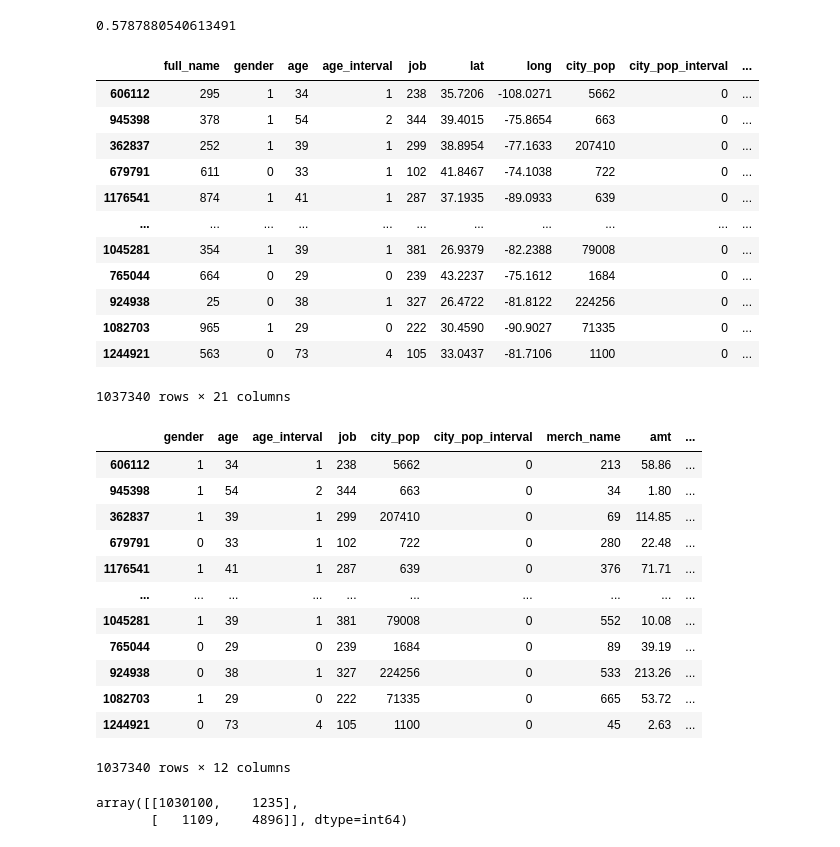
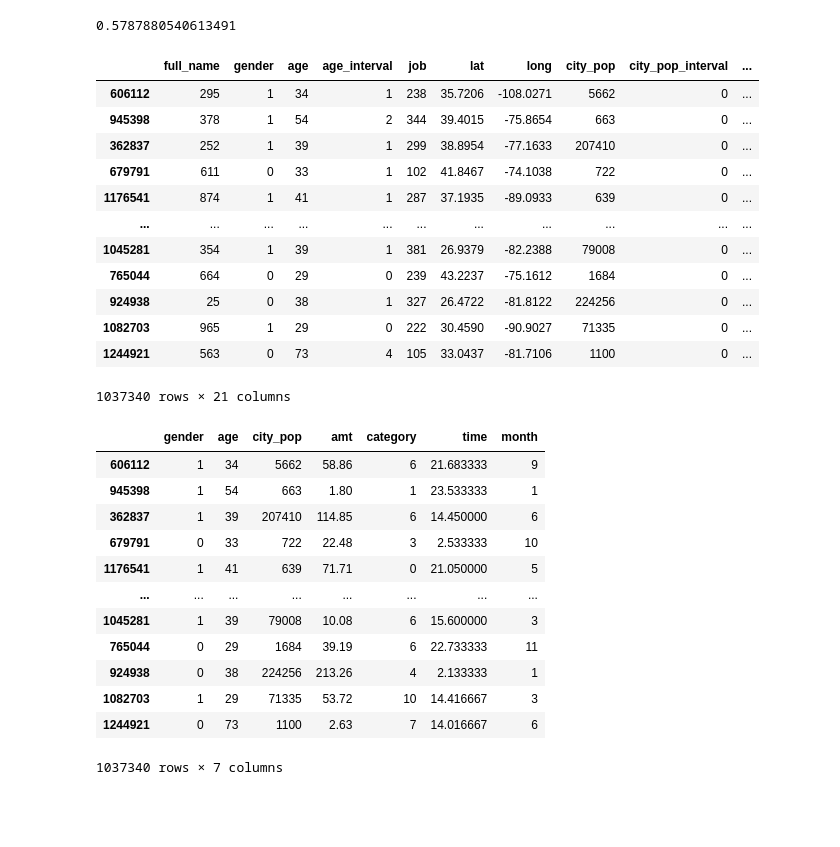
Before and after one commit to SenZmaKi/NyakaMwizi, a Jupyter notebook: nyakamwizi.ipynb, the cells around one changed output. Drawn from its saved outputs; the diff is of its cells as text; code cells hidden in the pictures; blank space fills up the shorter version.

```diff
--- a/nyakamwizi.ipynb
+++ b/nyakamwizi.ipynb
@@ -316,10 +317,11 @@ display((len(y_test[y_test==1])/len(x_test))*100)
 0.578884454470087
 0.5787880540613491
 # %%
-def further_feature_selection(df: pd.DataFrame, features: list[str])->pd.DataFrame:
+def select_features(df: pd.DataFrame, features: list[str])->pd.DataFrame:
     copy = df.copy()
-    for feat in features:
-        copy = copy.drop(feat, axis=1)
+    for feat in df.columns:
+        if feat not in features:
+            copy = copy.drop(feat, axis=1)
     return copy
 
 display(x_train)
@@ -327,61 +329,45 @@ display(x_train)
 from sklearn.compose import ColumnTransformer
 def one_hot_encode(df: pd.DataFrame, features: list[str])->pd.DataFrame:
     copy = df.copy()
     preprocessor = ColumnTransformer(
         transformers=[("encoder", preprocessing.OneHotEncoder(), features)],
         remainder="passthrough"
     )
     prefix = "remainder__"
     encoded = preprocessor.fit_transform(copy)
     new_names = preprocessor.get_feature_names_out(df.columns)
     for idx, name in enumerate(new_names):
         if name.startswith(prefix):
             new_names[idx] = name[len(prefix):]
 
     df_encoded = pd.DataFrame(encoded, columns=new_names)
     return df_encoded
-
-#x_train_further = further_feature_selection(x_train, ["full_name"])
-x_train_further = further_feature_selection(x_train, ["full_name", "year", "dow", "dom", "month", "merch_long", "merch_lat", "lat", "long"])
-#x_train_further = further_feature_selection(x_train, ["age_interval", "city_pop_interval", "full_name", "job", "lat", "long", "merch_name", "merch_long", "merch_lat", "amt_interval", "category", "time_interval", "dow", "dom", "month", "year"])
-#x_train_further = further_feature_selection(x_train, ["age_interval", "city_pop_interval", "full_name", "merch_long", "category", "merch_lat", "long", "lat", "merch_name", "amt_interval", "time_interval", "dow", "dom", "month", "year"])
-#x_train_further = x_train
-display(x_train_further)
+x_train_selected = select_features(x_train, ["amt", "category", "time", "city_pop", "age", "gender", "month"])
+display(x_train_selected)
 # %% [output]
 |  | full_name | gender | age | age_interval | job | lat | long | city_pop | city_pop_interval | ... |
 | 606112 | 295 | 1 | 34 | 1 | 238 | 35.7206 | -108.0271 | 5662 | 0 | ... |
 | 945398 | 378 | 1 | 54 | 2 | 344 | 39.4015 | -75.8654 | 663 | 0 | ... |
 | 362837 | 252 | 1 | 39 | 1 | 299 | 38.8954 | -77.1633 | 207410 | 0 | ... |
 | 679791 | 611 | 0 | 33 | 1 | 102 | 41.8467 | -74.1038 | 722 | 0 | ... |
 | 1176541 | 874 | 1 | 41 | 1 | 287 | 37.1935 | -89.0933 | 639 | 0 | ... |
 | ... | ... | ... | ... | ... | ... | ... | ... | ... | ... | ... |
 | 1045281 | 354 | 1 | 39 | 1 | 381 | 26.9379 | -82.2388 | 79008 | 0 | ... |
 | 765044 | 664 | 0 | 29 | 0 | 239 | 43.2237 | -75.1612 | 1684 | 0 | ... |
 | 924938 | 25 | 0 | 38 | 1 | 327 | 26.4722 | -81.8122 | 224256 | 0 | ... |
 | 1082703 | 965 | 1 | 29 | 0 | 222 | 30.4590 | -90.9027 | 71335 | 0 | ... |
 | 1244921 | 563 | 0 | 73 | 4 | 105 | 33.0437 | -81.7106 | 1100 | 0 | ... |
 1037340 rows × 21 columns
-|  | gender | age | age_interval | job | city_pop | city_pop_interval | merch_name | amt | ... |
-| 606112 | 1 | 34 | 1 | 238 | 5662 | 0 | 213 | 58.86 | ... |
-| 945398 | 1 | 54 | 2 | 344 | 663 | 0 | 34 | 1.80 | ... |
-| 362837 | 1 | 39 | 1 | 299 | 207410 | 0 | 69 | 114.85 | ... |
-| 679791 | 0 | 33 | 1 | 102 | 722 | 0 | 280 | 22.48 | ... |
-| 1176541 | 1 | 41 | 1 | 287 | 639 | 0 | 376 | 71.71 | ... |
-| ... | ... | ... | ... | ... | ... | ... | ... | ... | ... |
-| 1045281 | 1 | 39 | 1 | 381 | 79008 | 0 | 552 | 10.08 | ... |
-| 765044 | 0 | 29 | 0 | 239 | 1684 | 0 | 89 | 39.19 | ... |
-| 924938 | 0 | 38 | 1 | 327 | 224256 | 0 | 533 | 213.26 | ... |
-| 1082703 | 1 | 29 | 0 | 222 | 71335 | 0 | 665 | 53.72 | ... |
-| 1244921 | 0 | 73 | 4 | 105 | 1100 | 0 | 45 | 2.63 | ... |
+|  | gender | age | city_pop | amt | category | time | month |
+| 606112 | 1 | 34 | 5662 | 58.86 | 6 | 21.683333 | 9 |
+| 945398 | 1 | 54 | 663 | 1.80 | 1 | 23.533333 | 1 |
+| 362837 | 1 | 39 | 207410 | 114.85 | 6 | 14.450000 | 6 |
+| 679791 | 0 | 33 | 722 | 22.48 | 3 | 2.533333 | 10 |
+| 1176541 | 1 | 41 | 639 | 71.71 | 0 | 21.050000 | 5 |
+| ... | ... | ... | ... | ... | ... | ... | ... |
+| 1045281 | 1 | 39 | 79008 | 10.08 | 6 | 15.600000 | 3 |
+| 765044 | 0 | 29 | 1684 | 39.19 | 6 | 22.733333 | 11 |
+| 924938 | 0 | 38 | 224256 | 213.26 | 4 | 2.133333 | 1 |
+| 1082703 | 1 | 29 | 71335 | 53.72 | 10 | 14.416667 | 3 |
+| 1244921 | 0 | 73 | 1100 | 2.63 | 7 | 14.016667 | 6 |
-1037340 rows × 12 columns
+1037340 rows × 7 columns
-# %%
-from sklearn.tree import DecisionTreeClassifier
-
-tree = DecisionTreeClassifier()
-def generate_confusion_matrix(model, cv):
-    return metrics.confusion_matrix(y_train, model_selection.cross_val_predict(model, x_train_further, y_train, cv=cv))
-confusion_matrix = generate_confusion_matrix(tree, 5)
-display(confusion_matrix)
-# %% [output]
-array([[1030100,    1235],
-       [   1109,    4896]], dtype=int64)
```
Also changed, not shown: parts of 5 cells of this notebook.
